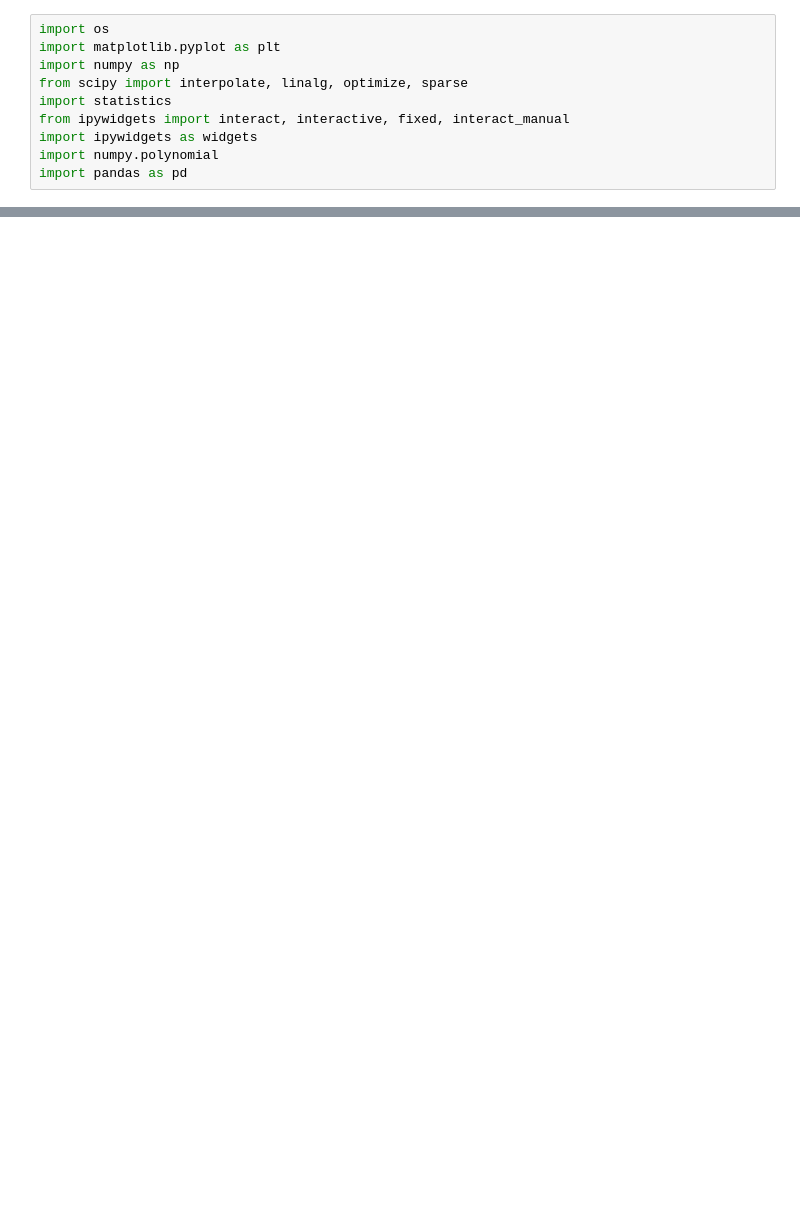
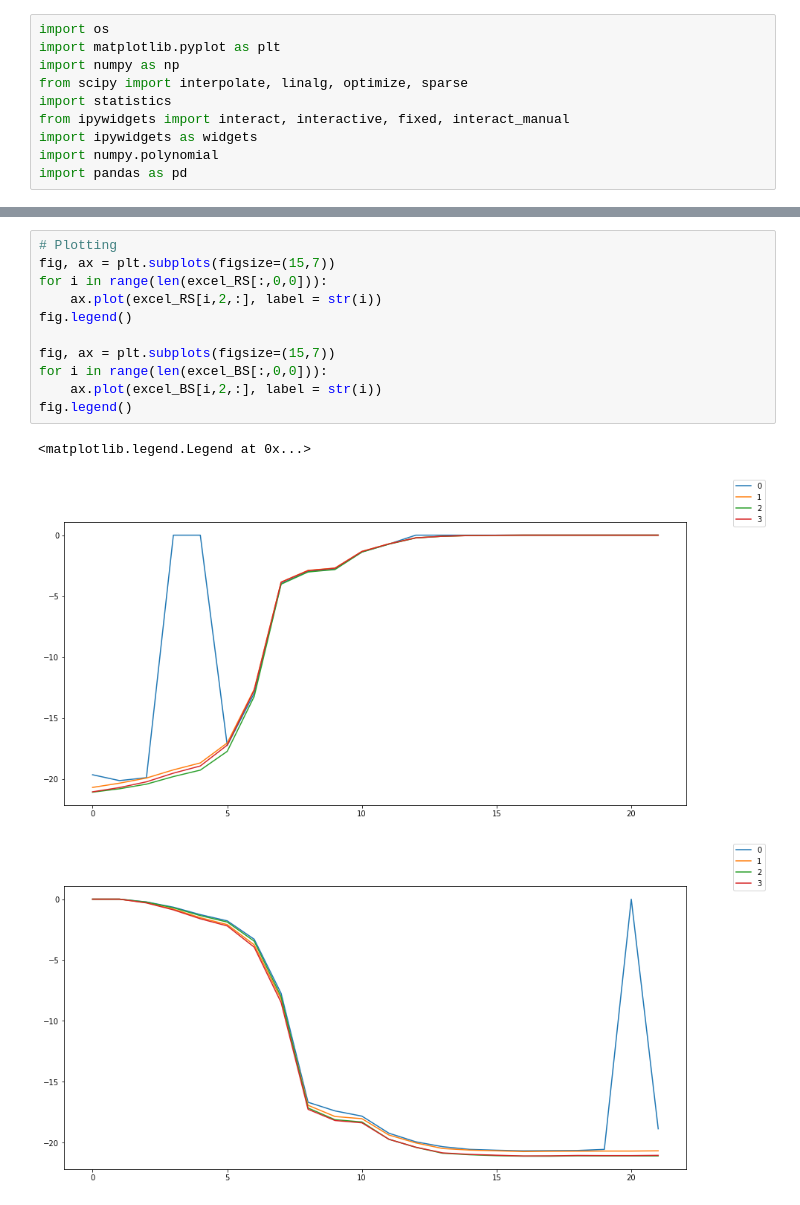
Before and after one commit to mcasademont9/SOLS-EQE, a Jupyter notebook: Numeric method - LEDs simulator/LEDs_simulator_EQE.ipynb, the cells around one changed output, grey strips where cells are left out. Saved outputs shown, nothing was run; the diff lists cells and outputs as text; blank space fills up the shorter version.

```diff
--- a/Numeric method - LEDs simulator/LEDs_simulator_EQE.ipynb
+++ b/Numeric method - LEDs simulator/LEDs_simulator_EQE.ipynb
@@ -43,0 +139,15 @@ Error: Kernel is dead
+# %%
+# Plotting
+fig, ax = plt.subplots(figsize=(15,7))
+for i in range(len(excel_RS[:,0,0])):
+    ax.plot(excel_RS[i,2,:], label = str(i))
+fig.legend()
+
+fig, ax = plt.subplots(figsize=(15,7))
+for i in range(len(excel_BS[:,0,0])):
+    ax.plot(excel_BS[i,2,:], label = str(i))
+fig.legend()
+# %% [output]
+<matplotlib.legend.Legend at 0x...>
+[figure, added]
+[figure, added]
```
Also changed, not shown: parts of 24 cells of this notebook, 5 other files.
